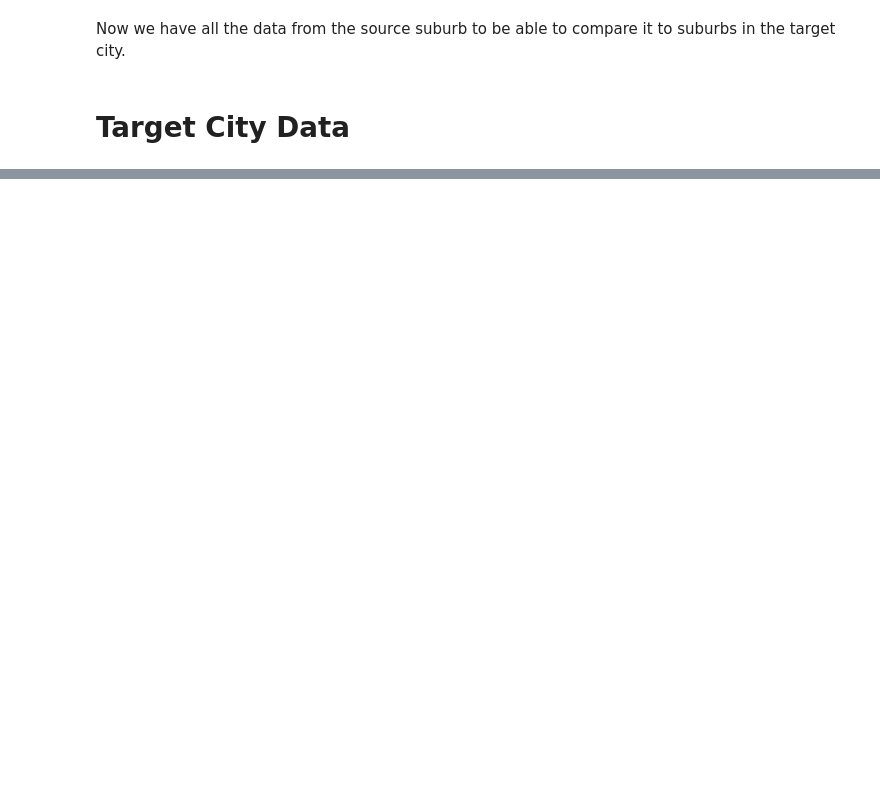
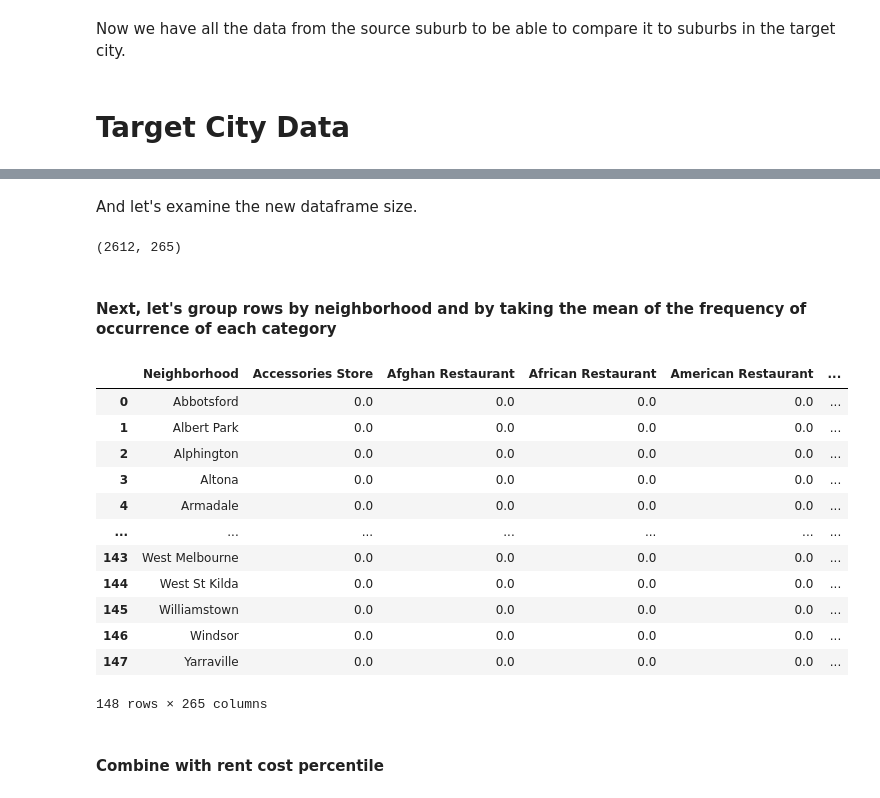
Before and after one commit to Rigaro/Coursera_Capstone, a Jupyter notebook: Where To Move/Where2Move.ipynb, the cells around one changed output, grey strips where cells are left out. Saved outputs shown, nothing was run; the diff lists cells and outputs as text; code cells hidden in the pictures; blank space fills up the shorter version.

```diff
--- a/Where To Move/Where2Move.ipynb
+++ b/Where To Move/Where2Move.ipynb
@@ -342,0 +471,4 @@ Now we have all the data from the source suburb to be able to compare it to subu
+# %%
+target_geo_data = pd.DataFrame({'Suburb':suburbs, 'Latitude':latitudes, 'Longitude':longitudes})
+target_geo_data.to_csv('Data/Clean/target_geo.csv', index=False)
+target_geo_data.head()
@@ -342,0 +484,4 @@ Now we have all the data from the source suburb to be able to compare it to subu
+# %%
+target_rent_df = target_rent_df.merge(target_geo_data, on='Suburb', how='right')
+print(target_rent_df.shape)
+target_rent_df.head()
@@ -342,0 +500,4 @@ Now we have all the data from the source suburb to be able to compare it to subu
+# %%
+target_venues = getNearbyVenues(names=target_rent_df['Suburb'],
+                                 latitudes=target_rent_df['Latitude'],
+                                 longitudes=target_rent_df['Longitude'], radius = 500)
@@ -342,0 +543,12 @@ Now we have all the data from the source suburb to be able to compare it to subu
+# %%
+# Start with one hot encoding
+target_onehot = pd.get_dummies(target_venues[['Venue Category']], prefix="", prefix_sep="")
+
+# add neighborhood column back to dataframe
+target_onehot['Neighborhood'] = target_venues['Neighborhood']
+
+# move neighborhood column to the first column
+fixed_columns = [target_onehot.columns[-1]] + list(target_onehot.columns[:-1])
+target_onehot = target_onehot[fixed_columns]
+
+target_onehot.head()
@@ -342,0 +563,27 @@ Now we have all the data from the source suburb to be able to compare it to subu
+# %% [markdown]
+And let's examine the new dataframe size.
+# %%
+target_onehot.shape
+# %% [output]
+(2612, 265)
+# %% [markdown]
+#### Next, let's group rows by neighborhood and by taking the mean of the frequency of occurrence of each category
+# %%
+target_grouped = target_onehot.groupby('Neighborhood').mean().reset_index()
+target_grouped
+# %% [output]
+|  | Neighborhood | Accessories Store | Afghan Restaurant | African Restaurant | American Restaurant | ... |
+| 0 | Abbotsford | 0.0 | 0.0 | 0.0 | 0.0 | ... |
+| 1 | Albert Park | 0.0 | 0.0 | 0.0 | 0.0 | ... |
+| 2 | Alphington | 0.0 | 0.0 | 0.0 | 0.0 | ... |
+| 3 | Altona | 0.0 | 0.0 | 0.0 | 0.0 | ... |
+| 4 | Armadale | 0.0 | 0.0 | 0.0 | 0.0 | ... |
+| ... | ... | ... | ... | ... | ... | ... |
+| 143 | West Melbourne | 0.0 | 0.0 | 0.0 | 0.0 | ... |
+| 144 | West St Kilda | 0.0 | 0.0 | 0.0 | 0.0 | ... |
+| 145 | Williamstown | 0.0 | 0.0 | 0.0 | 0.0 | ... |
+| 146 | Windsor | 0.0 | 0.0 | 0.0 | 0.0 | ... |
+| 147 | Yarraville | 0.0 | 0.0 | 0.0 | 0.0 | ... |
+148 rows × 265 columns
+# %% [markdown]
+#### Combine with rent cost percentile
```
Also changed, not shown: parts of 79 cells of this notebook, 5 other files.
